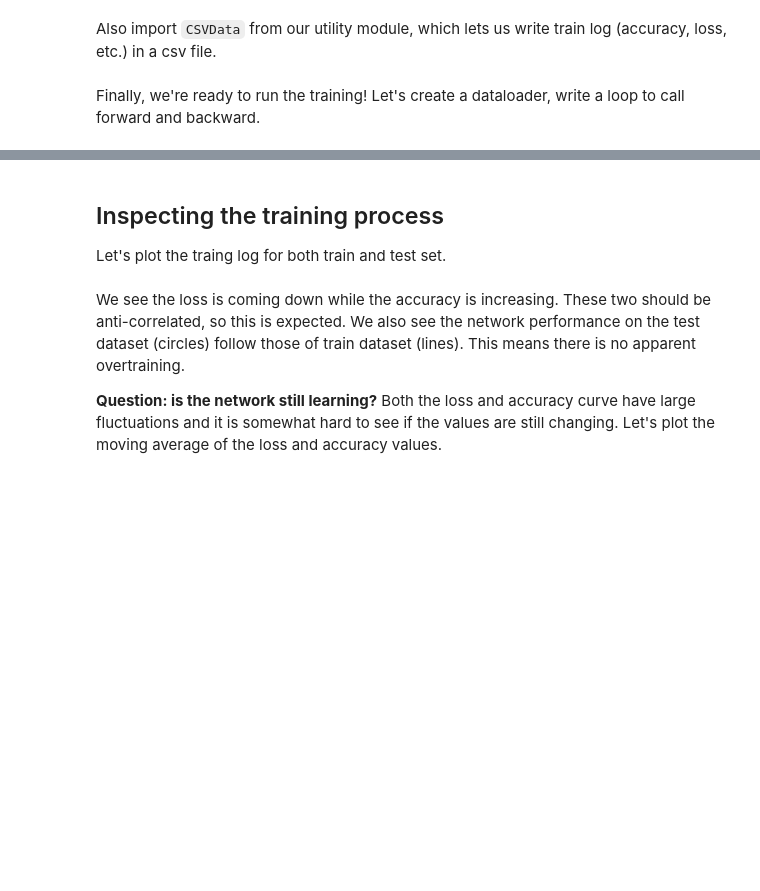
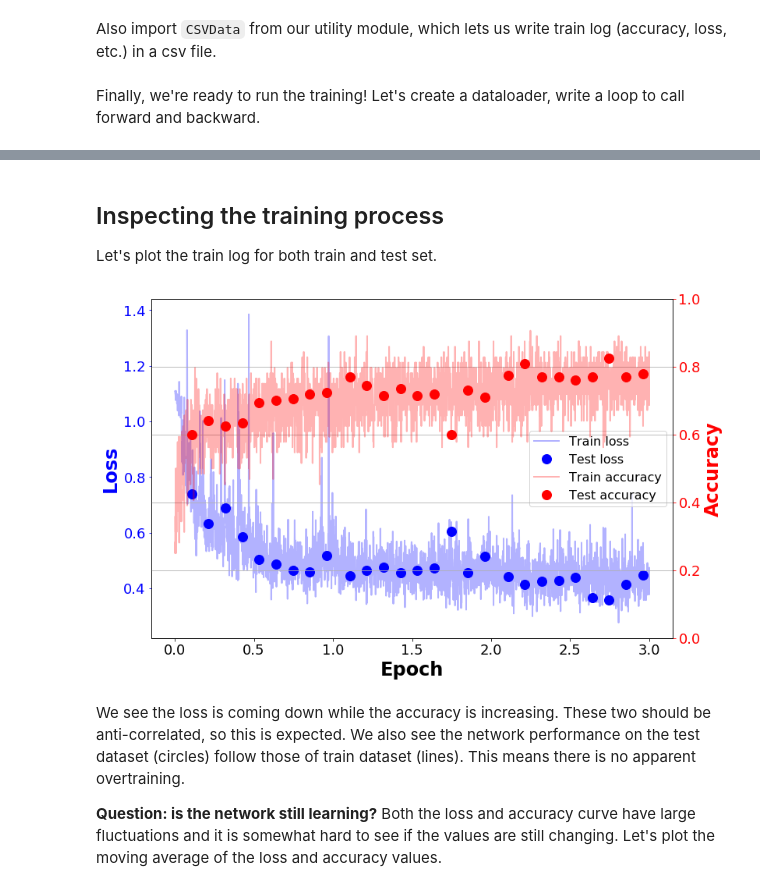
Before and after one commit to WatChMaL/ExampleNotebooks, a Jupyter notebook: HKML CNN Image Classification.ipynb, the cells around one changed output, grey strips where cells are left out. Cells and saved outputs as stored; diff of their text form; code cells hidden in the pictures; blank space fills up the shorter version.

```diff
--- a/HKML CNN Image Classification.ipynb
+++ b/HKML CNN Image Classification.ipynb
@@ -105,14 +105,13 @@ def backward(blob):
 ## Running a train loop
 Let's prepare the data loaders for both train and test datasets. We use the latter to check if the network suffers from overtraining.
 # %%
-# Define batch size
-BATCH_SIZE=64
 # Create data loader
 from iotools import loader_factory
+DATA_DIRS=['/data/hkml_data/IWCDgrid/varyE/e-','/data/hkml_data/IWCDgrid/varyE/mu-','/data/hkml_data/IWCDgrid/varyE/gamma']
 # for train
-train_loader=loader_factory('H5Dataset', batch_size=BATCH_SIZE, shuffle=True, num_workers=4, data_dirs=['iotools'], flavour='train')
+train_loader=loader_factory('H5Dataset', batch_size=64, shuffle=True, num_workers=4, data_dirs=DATA_DIRS, flavour='100k.h5', start_fraction=0.0, use_fraction=0.2)
 # for validation
-test_loader=loader_factory('H5Dataset', batch_size=100, shuffle=True, num_workers=1, data_dirs=['iotools'], flavour='test')
+test_loader=loader_factory('H5Dataset', batch_size=200, shuffle=True, num_workers=2, data_dirs=DATA_DIRS, flavour='100k.h5', start_fraction=0.1, use_fraction=0.1)
 # %% [markdown]
 Also import `CSVData` from our utility module, which lets us write train log (accuracy, loss, etc.) in a csv file.
 # %%
@@ -123,7 +122,7 @@ blob.train_log, blob.test_log = CSVData('log_train.csv'), CSVData('log_test.csv'
 Finally, we're ready to run the training! Let's create a dataloader, write a loop to  call forward and backward.
 # %%
 # Define train period. "epoch" = N image consumption where N is the total number of train samples.
-TRAIN_EPOCH=3
+TRAIN_EPOCH=3.0
 # Set the network to training mode
 blob.net.train()
 epoch=0.
@@ -137,7 +136,7 @@ while int(epoch+0.5) < TRAIN_EPOCH:
     # Loop over data samples and into the network forward function
     for i,data in enumerate(train_loader):
         # Data and label
-        blob.data, blob.label, index = data
+        blob.data,blob.label = data[0:2]
         # Call forward: make a prediction & measure the average error
         res = forward(blob,True)
         # Call backward: backpropagate error and update weights
@@ -157,17 +156,19 @@ while int(epoch+0.5) < TRAIN_EPOCH:
             message = '... Iteration %d ... Epoch %1.2f ... Loss %1.3f ... Accuracy %1.3f' % (iteration,epoch,res['loss'],res['accuracy'])
             progress.update(progress_bar((i+1),len(train_loader),message))
         # more rarely, run validation
-        if (i+1)%200 == 0:
+        if (i+1)%100 == 0:
             with torch.no_grad():
                 blob.net.eval()
-                blob.data,blob.label,index = next(iter(test_loader))
+                test_data = next(iter(test_loader))
+                blob.data,blob.label = test_data[0:2]
+                res = forward(blob,False)
                 blob.test_log.record(['iteration','epoch','accuracy','loss'],[iteration,epoch,res['accuracy'],res['loss']])
                 blob.test_log.write()
             blob.net.train()
         if epoch >= TRAIN_EPOCH:
             break
-        # Reset time counter to measure the data streaming wait-time for the next iteration
-        iotime=time.time()
+    message = '... Iteration %d ... Epoch %1.2f ... Loss %1.3f ... Accuracy %1.3f' % (iteration,epoch,res['loss'],res['accuracy'])
+    progress.update(progress_bar((i+1),len(train_loader),message))
 
 blob.test_log.close()
 blob.train_log.close()
@@ -182,39 +182,41 @@ NameError: name 'test_log' is not defined
 # %% [markdown]
 ## Inspecting the training process
-Let's plot the traing log for both train and test set.
+Let's plot the train log for both train and test set.
 # %%
 import pandas as pd
 import matplotlib.pyplot as plt
 %matplotlib inline
 
-train_log = pd.read_csv('log_train.csv')
-test_log  = pd.read_csv('log_test.csv')
+train_log = pd.read_csv(blob.train_log.name)
+test_log  = pd.read_csv(blob.test_log.name)
 
 fig, ax1 = plt.subplots(figsize=(12,8),facecolor='w')
 line11 = ax1.plot(train_log.epoch, train_log.loss, linewidth=2, label='Train loss', color='b', alpha=0.3)
 line12 = ax1.plot(test_log.epoch, test_log.loss, marker='o', markersize=12, linestyle='', label='Test loss', color='blue')
 ax1.set_xlabel('Epoch',fontweight='bold',fontsize=24,color='black')
 ax1.tick_params('x',colors='black',labelsize=18)
 ax1.set_ylabel('Loss', fontsize=24, fontweight='bold',color='b')
 ax1.tick_params('y',colors='b',labelsize=18)
 
 ax2 = ax1.twinx()
 line21 = ax2.plot(train_log.epoch, train_log.accuracy, linewidth=2, label='Train accuracy', color='r', alpha=0.3)
 line22 = ax2.plot(test_log.epoch, test_log.accuracy, marker='o', markersize=12, linestyle='', label='Test accuracy', color='red')
 
 ax2.set_ylabel('Accuracy', fontsize=24, fontweight='bold',color='r')
 ax2.tick_params('y',colors='r',labelsize=18)
 ax2.set_ylim(0.,1.0)
 
 # added these four lines
 lines  = line11 + line12 + line21 + line22
 labels = [l.get_label() for l in lines]
 leg    = ax1.legend(lines, labels, fontsize=16, loc=5)
 leg_frame = leg.get_frame()
 leg_frame.set_facecolor('white')
 
 plt.grid()
 plt.show()
+# %% [output]
+[figure, added]
 # %% [markdown]
 We see the loss is coming down while the accuracy is increasing. These two should be anti-correlated, so this is expected. We also see the network performance on the test dataset (circles) follow those of train dataset (lines). This means there is no apparent overtraining.
 
```
Also changed, not shown: parts of 6 cells of this notebook, 5 other files.
